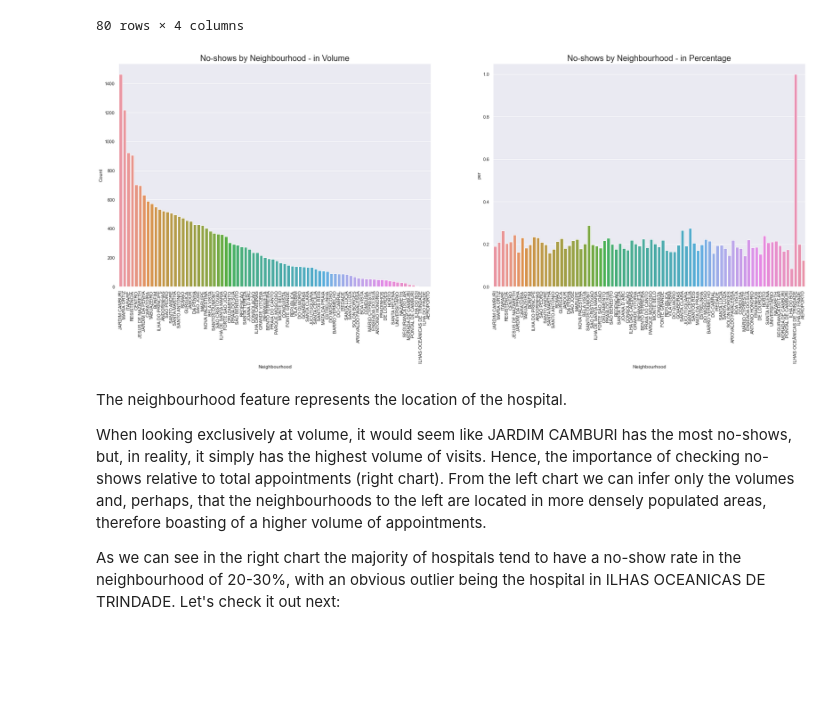
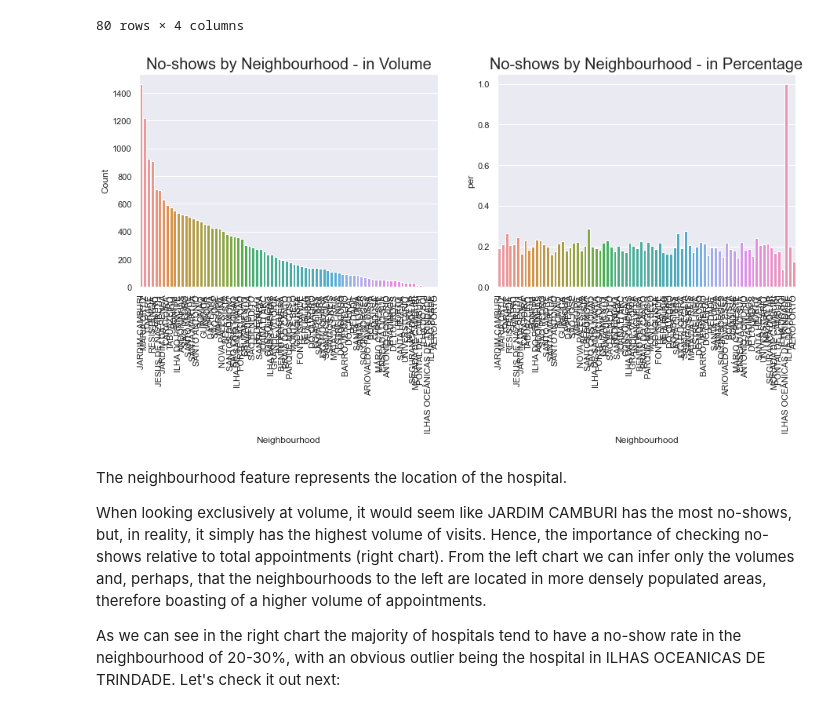
Before and after one commit to Yamamuen/da2, a Jupyter notebook: Project_2.ipynb, the cells around one changed output. Drawn from its saved outputs; the diff is of its cells as text; code cells hidden in the pictures; blank space fills up the shorter version.

```diff
--- a/Project_2.ipynb
+++ b/Project_2.ipynb
@@ -283,18 +270,18 @@ nei[nei['No-show']=='Yes'].sort_values('Count', ascending = False)
 # %%
 nei = nei[nei['No-show']=='Yes'].sort_values('Count', ascending = False)
 nei.sort_values('Count', ascending = False, inplace = True)
-plt.figure(figsize=(30,10))
+plt.figure(figsize=(15,5))
 sns.set()
 plt.subplot(121)
 sns.barplot(x='Neighbourhood', y ='Count', data = nei, ci = None);
 plt.xticks(rotation=90);
 plt.title("No-shows by Neighbourhood - in Volume", fontsize=20)
 plt.subplot(122)
 sns.barplot(x='Neighbourhood', y ='per', data = nei,ci = None);
 plt.xticks(rotation=90);
 plt.title("No-shows by Neighbourhood - in Percentage", fontsize=20);
 # %% [output]
-[figure, old version]
+[figure, new version]
 # %% [markdown]
 The neighbourhood feature represents the location of the hospital.
 
```
Also changed, not shown: parts of 10 cells of this notebook, 1 other file.
